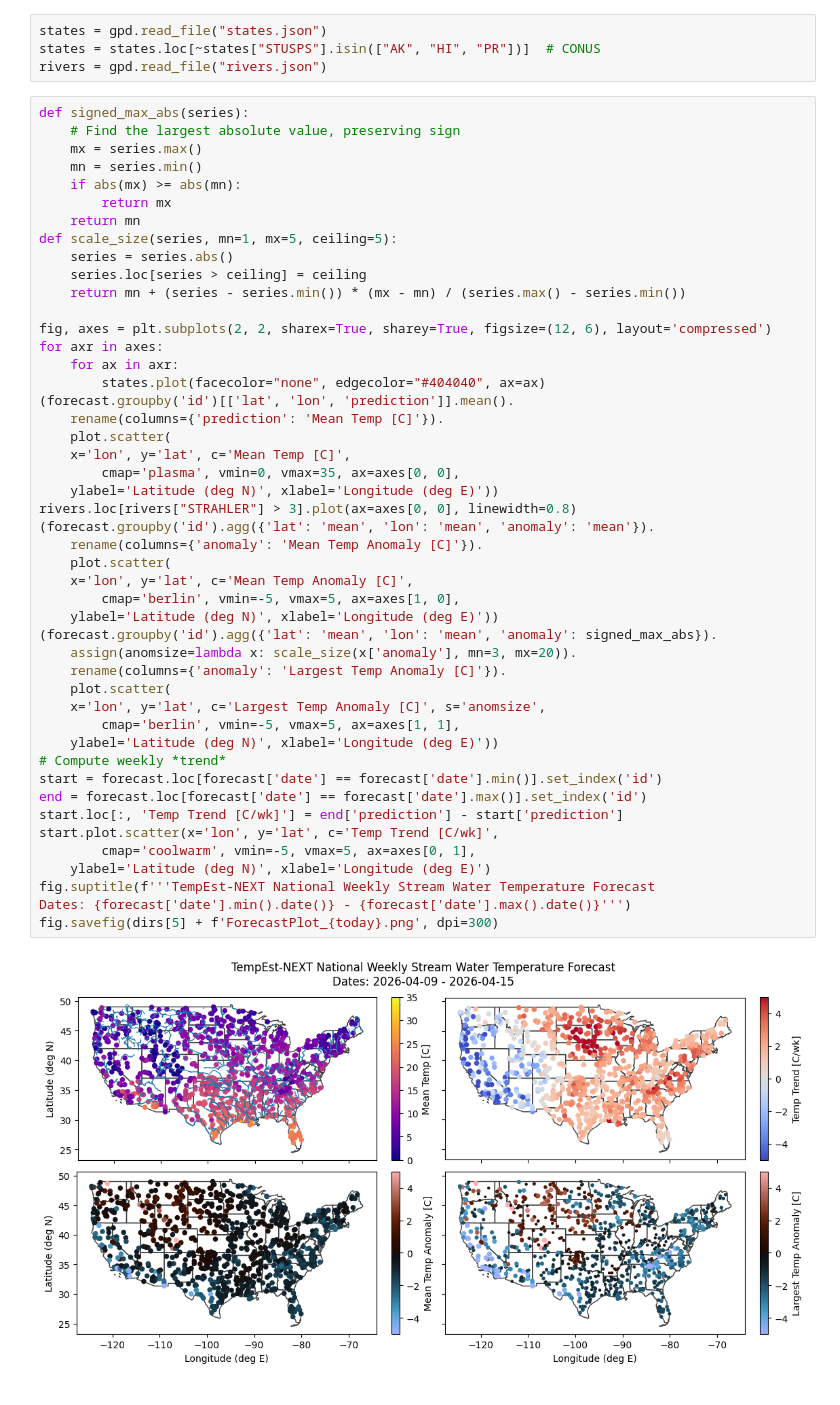
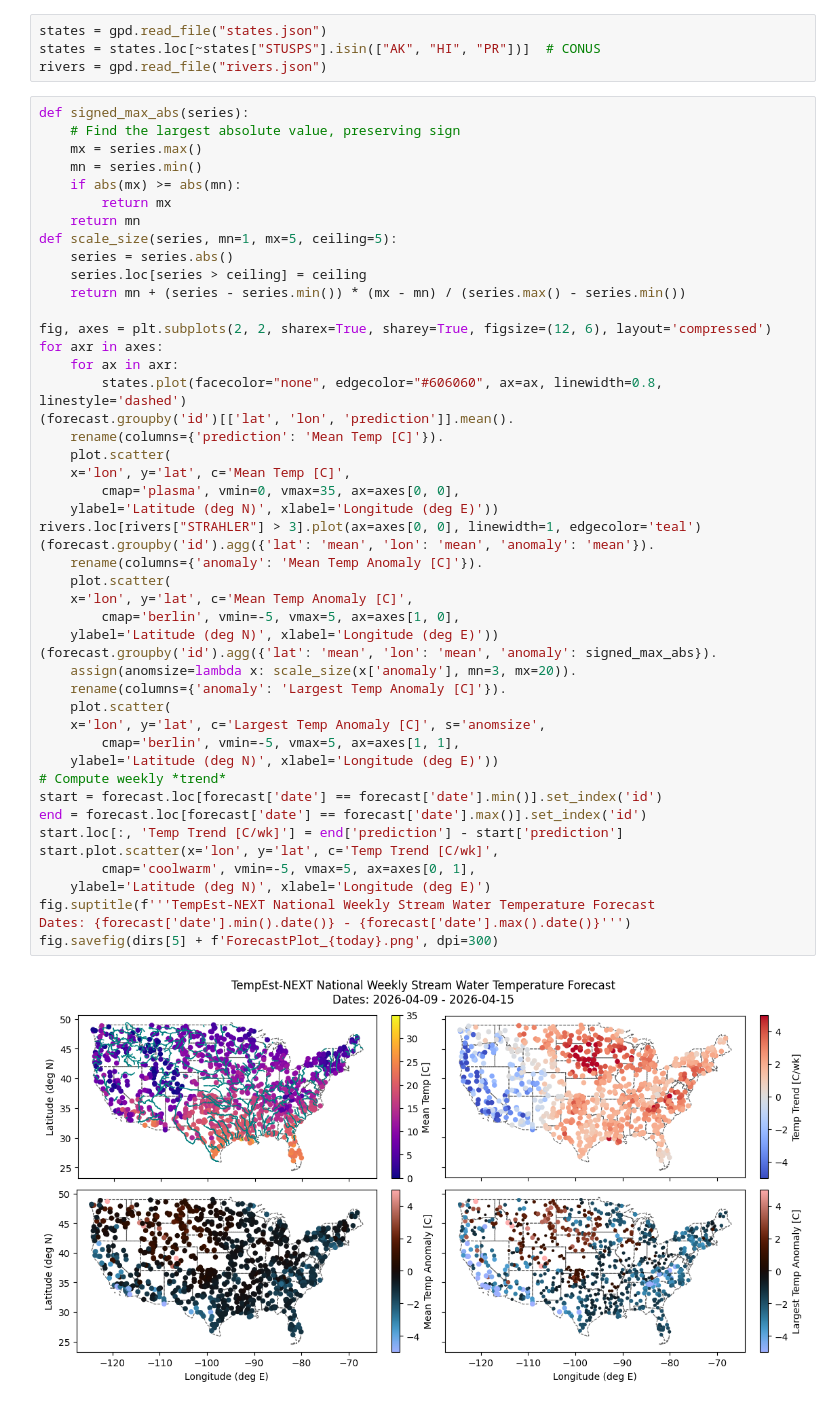
Before and after one commit to mines-ciroh/natl-temp-forecast, a Jupyter notebook: forecast.ipynb, the cells around one changed output. Drawn from its saved outputs; the diff is of its cells as text.

```diff
--- a/forecast.ipynb
+++ b/forecast.ipynb
@@ -258,36 +258,36 @@ def scale_size(series, mn=1, mx=5, ceiling=5):
 fig, axes = plt.subplots(2, 2, sharex=True, sharey=True, figsize=(12, 6), layout='compressed')
 for axr in axes:
     for ax in axr:
-        states.plot(facecolor="none", edgecolor="#404040", ax=ax)
+        states.plot(facecolor="none", edgecolor="#606060", ax=ax, linewidth=0.8, linestyle='dashed')
 (forecast.groupby('id')[['lat', 'lon', 'prediction']].mean().
     rename(columns={'prediction': 'Mean Temp [C]'}).
     plot.scatter(
     x='lon', y='lat', c='Mean Temp [C]',
         cmap='plasma', vmin=0, vmax=35, ax=axes[0, 0],
     ylabel='Latitude (deg N)', xlabel='Longitude (deg E)'))
-rivers.loc[rivers["STRAHLER"] > 3].plot(ax=axes[0, 0], linewidth=0.8)
+rivers.loc[rivers["STRAHLER"] > 3].plot(ax=axes[0, 0], linewidth=1, edgecolor='teal')
 (forecast.groupby('id').agg({'lat': 'mean', 'lon': 'mean', 'anomaly': 'mean'}).
     rename(columns={'anomaly': 'Mean Temp Anomaly [C]'}).
     plot.scatter(
     x='lon', y='lat', c='Mean Temp Anomaly [C]',
         cmap='berlin', vmin=-5, vmax=5, ax=axes[1, 0],
     ylabel='Latitude (deg N)', xlabel='Longitude (deg E)'))
 (forecast.groupby('id').agg({'lat': 'mean', 'lon': 'mean', 'anomaly': signed_max_abs}).
     assign(anomsize=lambda x: scale_size(x['anomaly'], mn=3, mx=20)).
     rename(columns={'anomaly': 'Largest Temp Anomaly [C]'}).
     plot.scatter(
     x='lon', y='lat', c='Largest Temp Anomaly [C]', s='anomsize',
         cmap='berlin', vmin=-5, vmax=5, ax=axes[1, 1],
     ylabel='Latitude (deg N)', xlabel='Longitude (deg E)'))
 # Compute weekly *trend*
 start = forecast.loc[forecast['date'] == forecast['date'].min()].set_index('id')
 end = forecast.loc[forecast['date'] == forecast['date'].max()].set_index('id')
 start.loc[:, 'Temp Trend [C/wk]'] = end['prediction'] - start['prediction']
 start.plot.scatter(x='lon', y='lat', c='Temp Trend [C/wk]',
         cmap='coolwarm', vmin=-5, vmax=5, ax=axes[0, 1],
     ylabel='Latitude (deg N)', xlabel='Longitude (deg E)')
 fig.suptitle(f'''TempEst-NEXT National Weekly Stream Water Temperature Forecast
 Dates: {forecast['date'].min().date()} - {forecast['date'].max().date()}''')
 fig.savefig(dirs[5] + f'ForecastPlot_{today}.png', dpi=300)
 # %% [output]
-[figure, old version]
+[figure, new version]
```
